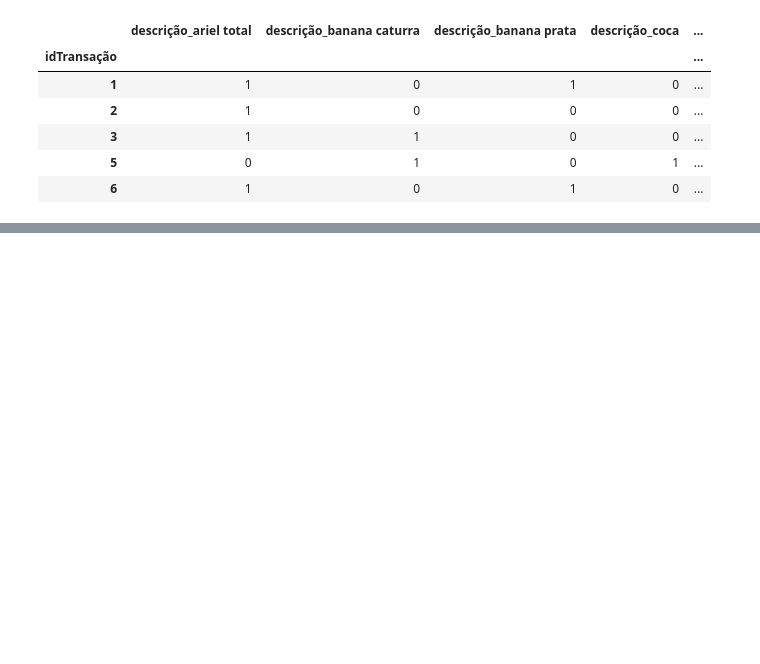
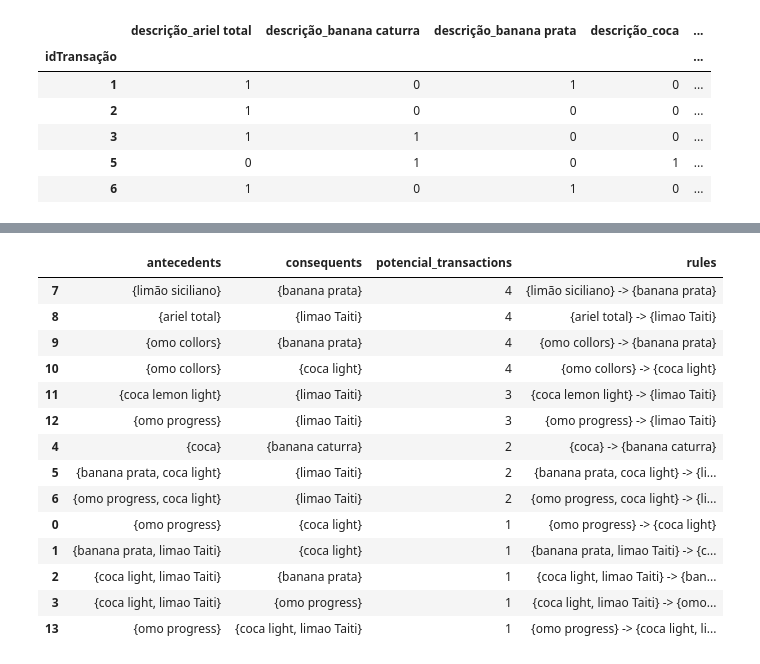
Before and after one commit to AnnaPaulaFigueiredo/supermarket_basket_analysis, a Jupyter notebook: code/analysis.ipynb, the cells around one changed output, grey strips where cells are left out. Saved outputs shown, nothing was run; the diff lists cells and outputs as text; code cells hidden in the pictures; blank space fills up the shorter version.

Commit message:
calculate the estimate of new transactions

```diff
--- a/code/analysis.ipynb
+++ b/code/analysis.ipynb
@@ -368,0 +527,18 @@ rules_description.shape
+# %%
+result_potencial
+# %% [output]
+|  | antecedents | consequents | potencial_transactions | rules |
+| 7 | {limão siciliano} | {banana prata} | 4 | {limão siciliano} -> {banana prata} |
+| 8 | {ariel total} | {limao Taiti} | 4 | {ariel total} -> {limao Taiti} |
+| 9 | {omo collors} | {banana prata} | 4 | {omo collors} -> {banana prata} |
+| 10 | {omo collors} | {coca light} | 4 | {omo collors} -> {coca light} |
+| 11 | {coca lemon light} | {limao Taiti} | 3 | {coca lemon light} -> {limao Taiti} |
+| 12 | {omo progress} | {limao Taiti} | 3 | {omo progress} -> {limao Taiti} |
+| 4 | {coca} | {banana caturra} | 2 | {coca} -> {banana caturra} |
+| 5 | {banana prata, coca light} | {limao Taiti} | 2 | {banana prata, coca light} -> {li... |
+| 6 | {omo progress, coca light} | {limao Taiti} | 2 | {omo progress, coca light} -> {li... |
+| 0 | {omo progress} | {coca light} | 1 | {omo progress} -> {coca light} |
+| 1 | {banana prata, limao Taiti} | {coca light} | 1 | {banana prata, limao Taiti} -> {c... |
+| 2 | {coca light, limao Taiti} | {banana prata} | 1 | {coca light, limao Taiti} -> {ban... |
+| 3 | {coca light, limao Taiti} | {omo progress} | 1 | {coca light, limao Taiti} -> {omo... |
+| 13 | {omo progress} | {coca light, limao Taiti} | 1 | {omo progress} -> {coca light, li... |
```
Also changed, not shown: parts of 45 cells of this notebook.
